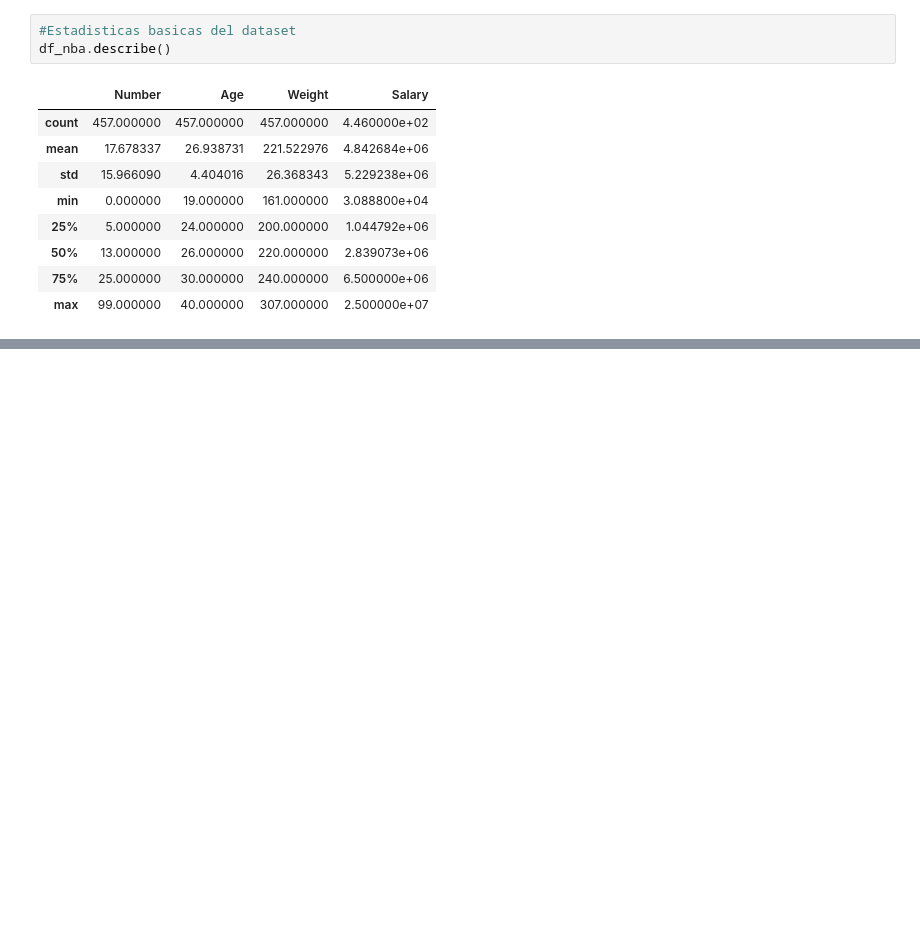
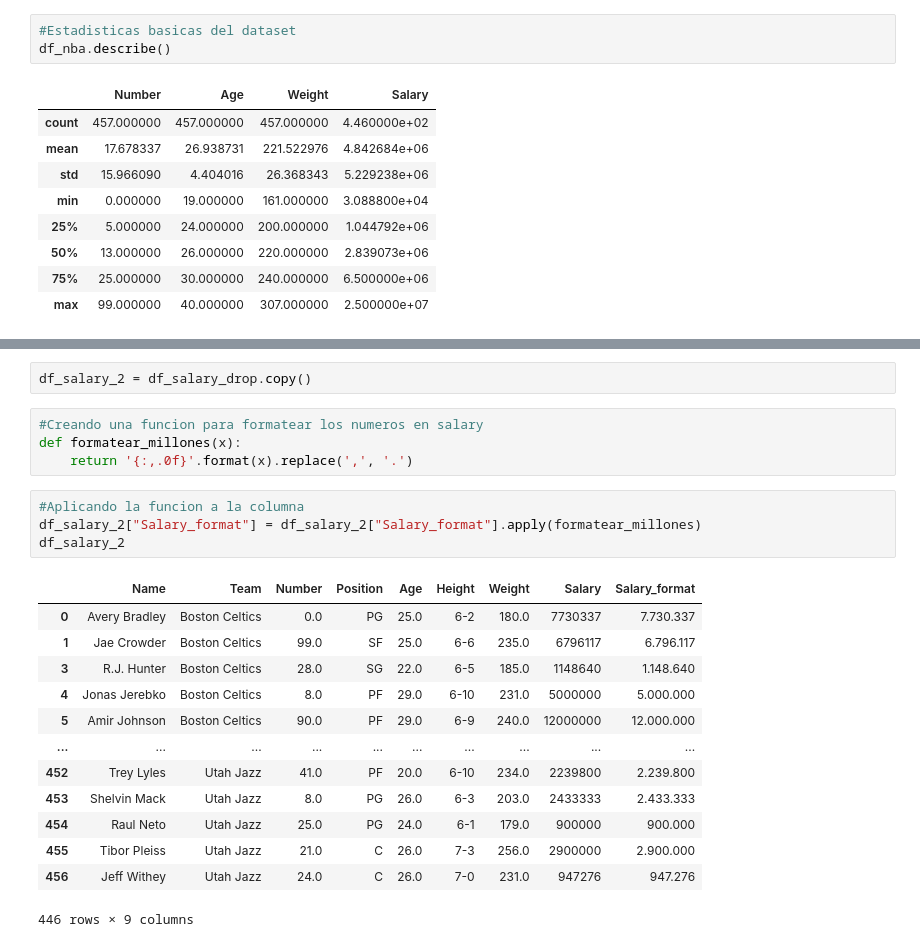
Before and after one commit to Rommelsito/Muscle-analysis, a Jupyter notebook: NBA.ipynb, the cells around one changed output, grey strips where cells are left out. Cells and saved outputs as stored; diff of their text form; blank space fills up the shorter version.

```diff
--- a/NBA.ipynb
+++ b/NBA.ipynb
@@ -74,0 +225,24 @@ df_nba.describe()
+# %%
+df_salary_2 = df_salary_drop.copy()
+# %%
+#Creando una funcion para formatear los numeros en salary
+def formatear_millones(x):
+    return '{:,.0f}'.format(x).replace(',', '.')
+# %%
+#Aplicando la funcion a la columna
+df_salary_2["Salary_format"] = df_salary_2["Salary_format"].apply(formatear_millones)
+df_salary_2
+# %% [output]
+|  | Name | Team | Number | Position | Age | Height | Weight | Salary | Salary_format |
+| 0 | Avery Bradley | Boston Celtics | 0.0 | PG | 25.0 | 6-2 | 180.0 | 7730337 | 7.730.337 |
+| 1 | Jae Crowder | Boston Celtics | 99.0 | SF | 25.0 | 6-6 | 235.0 | 6796117 | 6.796.117 |
+| 3 | R.J. Hunter | Boston Celtics | 28.0 | SG | 22.0 | 6-5 | 185.0 | 1148640 | 1.148.640 |
+| 4 | Jonas Jerebko | Boston Celtics | 8.0 | PF | 29.0 | 6-10 | 231.0 | 5000000 | 5.000.000 |
+| 5 | Amir Johnson | Boston Celtics | 90.0 | PF | 29.0 | 6-9 | 240.0 | 12000000 | 12.000.000 |
+| ... | ... | ... | ... | ... | ... | ... | ... | ... | ... |
+| 452 | Trey Lyles | Utah Jazz | 41.0 | PF | 20.0 | 6-10 | 234.0 | 2239800 | 2.239.800 |
+| 453 | Shelvin Mack | Utah Jazz | 8.0 | PG | 26.0 | 6-3 | 203.0 | 2433333 | 2.433.333 |
+| 454 | Raul Neto | Utah Jazz | 25.0 | PG | 24.0 | 6-1 | 179.0 | 900000 | 900.000 |
+| 455 | Tibor Pleiss | Utah Jazz | 21.0 | C | 26.0 | 7-3 | 256.0 | 2900000 | 2.900.000 |
+| 456 | Jeff Withey | Utah Jazz | 24.0 | C | 26.0 | 7-0 | 231.0 | 947276 | 947.276 |
+446 rows × 9 columns
```
Also changed, not shown: parts of 28 cells of this notebook.
